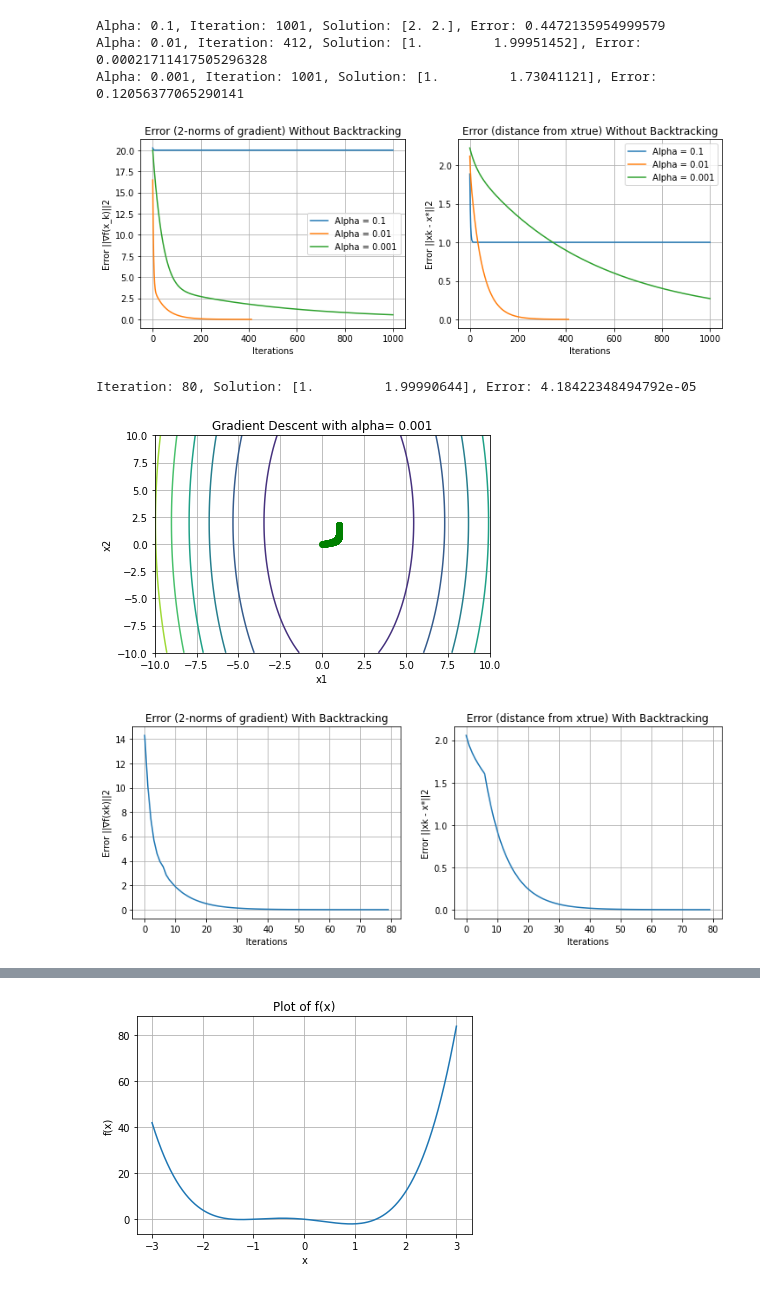
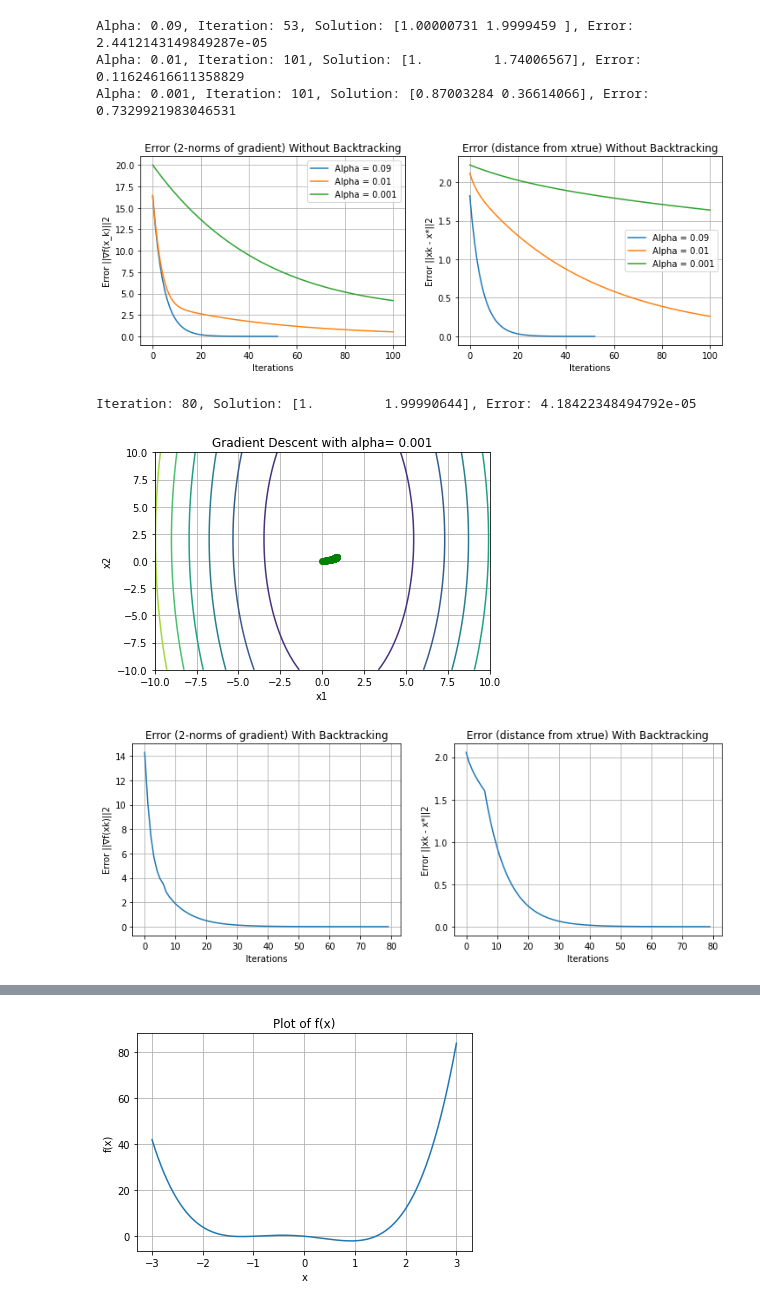
Before and after one commit to ireneburri/SMMLab, a Jupyter notebook: Homework3/Homework3_GD.ipynb, the cells around one changed output, grey strips where cells are left out. Drawn from its saved outputs; the diff is of its cells as text; code cells hidden in the pictures.

```diff
--- a/Homework3/Homework3_GD.ipynb
+++ b/Homework3/Homework3_GD.ipynb
@@ -101,8 +101,8 @@ def grad_f(x):
     return np.array([2*(x1-3), 2*(x2-1)])
 
 x0 = np.array([0, 0])
-kmax = 1000 #try 100 and 1000
-tolf = tolx = 1e-5
+kmax = 100 #try 100 and 1000
+tolf = tolx = 1e-3
 x_true = np.array([3, 1])
 
 plt.figure(figsize=(12, 4))
@@ -167,7 +167,6 @@ Iteration: 81, Solution: [2.99993978 0.99997993], Error: 2.007484934863912e-05
 [figure]
 # %%
 #FUNCTION 2
-"""NON VIENE!!!"""
 def f(x):
     x1 = x[0]
     x2 = x[1]
@@ -178,14 +177,14 @@ def grad_f(x):
     return np.array([20*(x1 - 1), 2*(x2 - 2)])
 
 x0 = np.array([0, 0])
-kmax = 1000 #try 100 and 1000
+kmax = 100 #try 100 and 1000
 tolf = tolx = 1e-5
 x_true = np.array([1, 2])
 
 plt.figure(figsize=(12, 4))
 
 #Without backtracking
-for alpha in [0.1, 0.01, 0.001]:
+for alpha in [0.09, 0.01, 0.001]: # with alpha = 0.1 GD doesn't converge and stops in (2, 2) after max (1000) iteration.
     x_sol_values, k, f_values, grad_values, errA_values, errR_values = GD(f, grad_f, x0, alpha, kmax, tolf, tolx, x_true)
     error = np.linalg.norm(np.array(x_true) - np.array(x_sol_values[-1])) / np.linalg.norm(np.array(x_true))
     print(f"Alpha: {alpha}, Iteration: {k}, Solution: {x_sol_values[-1]}, Error: {error}")
@@ -206,39 +205,39 @@ for alpha in [0.1, 0.01, 0.001]:
     plt.legend()
     plt.grid(True)
 plt.show()
 
 plt_contour(x_sol_values, k, f_values, grad_values, errA_values, f, "Gradient Descent with alpha= " + str(alpha))
 
 #With backtracking
 x_sol_values, k, f_values, grad_values, errA_values, errR_values = GD_backtracking(f, grad_f, x0, kmax, tolf, tolx, x_true)
 error = np.linalg.norm(np.array(x_true) - np.array(x_sol_values[-1])) / np.linalg.norm(np.array(x_true))
 print(f"\nIteration: {k}, Solution: {x_sol_values[-1]}, Error: {error}")
 
 plt.figure(figsize=(12, 4))
 plt.subplot(1, 2, 1)
 plt.plot(range(k), errA_values)
 plt.xlabel("Iterations")
 plt.ylabel("Error ||∇f(xk)||2")
 plt.title("Error (2-norms of gradient) With Backtracking")
 plt.grid(True)
 
 plt.subplot(1, 2, 2)
 plt.plot(range(k), errR_values) # plot the error ||xk − x_true||2 varying k when the true x_true is available
 plt.xlabel("Iterations")
 plt.ylabel("Error ||xk - x*||2")
 plt.title("Error (distance from xtrue) With Backtracking")
 plt.grid(True)
 
 plt.show()
 
 plt_contour(x_sol_values, k, f_values, grad_values, errA_values, f, "Gradient Descent with backtracking")
 # %% [output]
-Alpha: 0.1, Iteration: 1001, Solution: [2. 2.], Error: 0.4472135954999579
-Alpha: 0.01, Iteration: 412, Solution: [1.         1.99951452], Error: 0.00021711417505296328
-Alpha: 0.001, Iteration: 1001, Solution: [1.         1.73041121], Error: 0.12056377065290141
+Alpha: 0.09, Iteration: 53, Solution: [1.00000731 1.9999459 ], Error: 2.4412143149849287e-05
+Alpha: 0.01, Iteration: 101, Solution: [1.         1.74006567], Error: 0.11624616611358829
+Alpha: 0.001, Iteration: 101, Solution: [0.87003284 0.36614066], Error: 0.7329921983046531
-[figure, old version]
+[figure, new version]
 Iteration: 80, Solution: [1.         1.99990644], Error: 4.18422348494792e-05
-[figure, old version]
+[figure, new version]
 [figure]
 [figure]
 # %%
```
Also changed, not shown: parts of 6 cells of this notebook, 7 other files.
